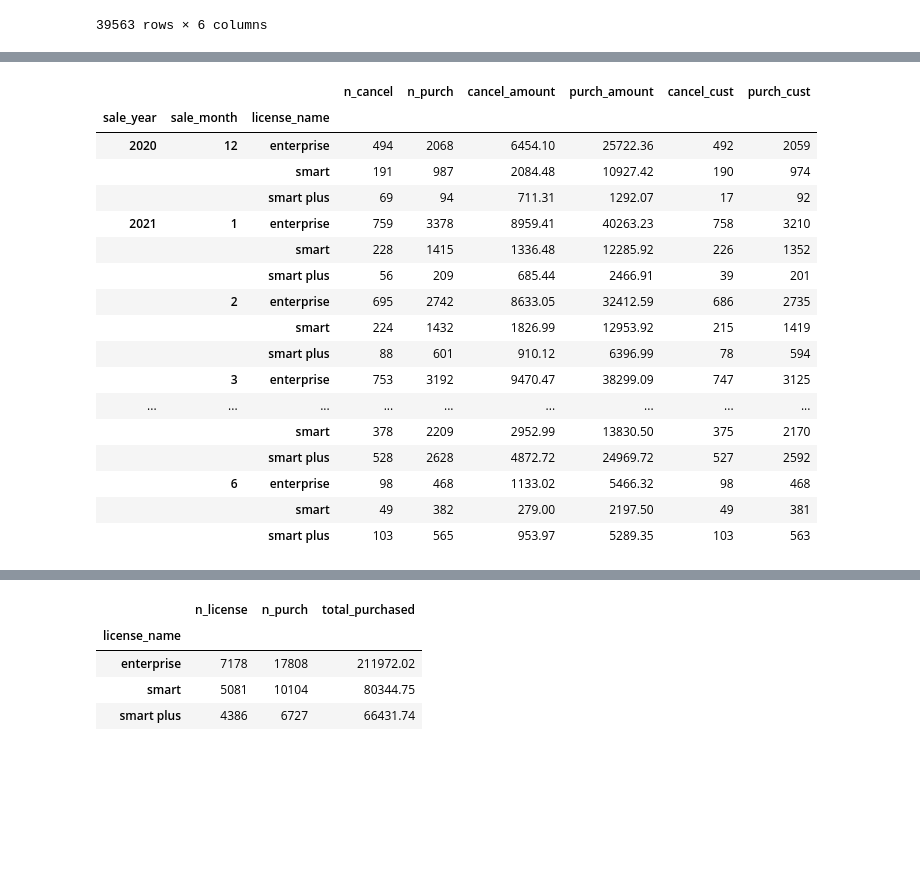
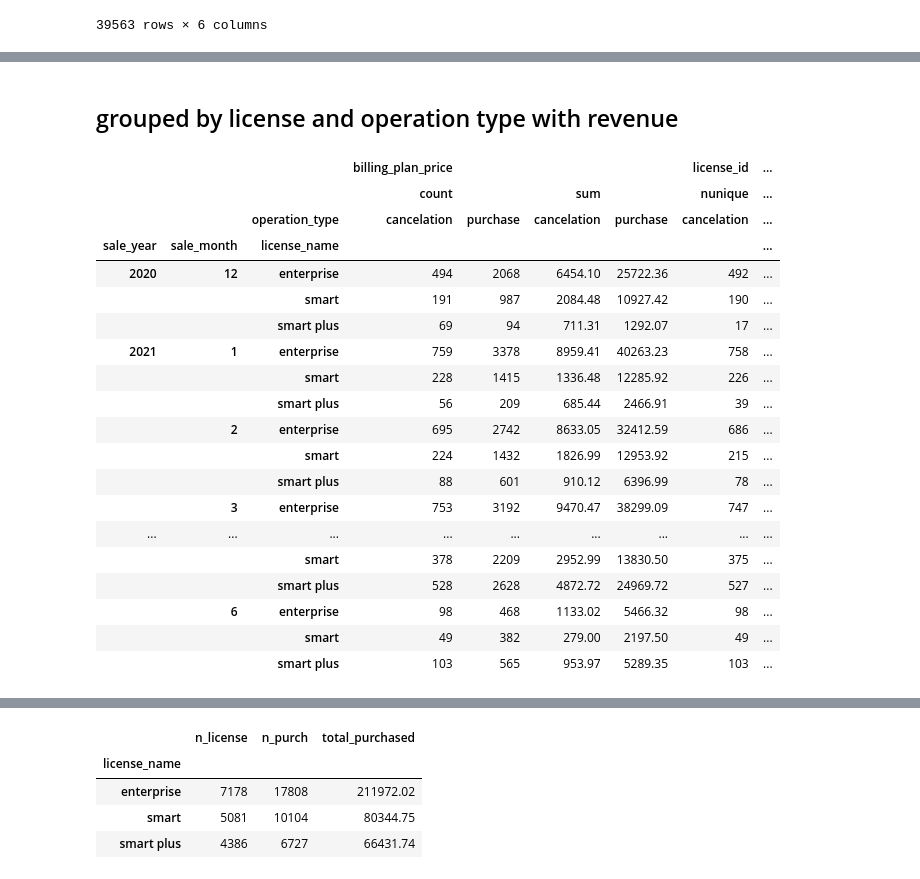
Before and after one commit to aldamepi/BI-web-subscriptions, a Jupyter notebook: testTask_data-amengual-aug22.ipynb, the cells around one changed output, grey strips where cells are left out. Cells and saved outputs as stored; diff of their text form; code cells hidden in the pictures; blank space fills up the shorter version.

Commit message:
price optimization 1

```diff
--- a/testTask_data-amengual-aug22.ipynb
+++ b/testTask_data-amengual-aug22.ipynb
@@ -1325,41 +1713,45 @@ customer_l_m
+# %% [markdown]
+## grouped by license and operation type with revenue
 # %%
 # customers by month --> not really customers but revenue
 # %%
 customer_l_m2 = subs[subs.billing_period != 'trial'].pivot_table(#values = 'billing_plan_price',
                                                                 index=['sale_year',
                                                                        'sale_month',
                                                                        #'license_id',
                                                                        'license_name'],
                                                                 columns = ['operation_type'],
                                                                 aggfunc= {'license_id':pd.Series.nunique,
                                                                           'billing_plan_price':['count','sum']},
                                                                 fill_value = 0) #,
                                                                 # margins=True)
 
-customer_l_m2.columns = ['n_cancel', 'n_purch', 'cancel_amount', 'purch_amount', 'cancel_cust', 'purch_cust']
+# customer_l_m2.columns = ['n_cancel', 'n_purch', 'cancel_amount', 'purch_amount', 'cancel_cust', 'purch_cust']
 
 #customer_l_m['freq'] = customer_l_m.n_purch-customer_l_m.n_cancel
 #customer_l_m['revenue'] = customer_l_m.purch_amount-customer_l_m.cancel_amount
 
 # customer_l_m.reset_index(inplace=True)
 
 customer_l_m2
 # %% [output]
-|  |  |  | n_cancel | n_purch | cancel_amount | purch_amount | cancel_cust | purch_cust |
-| sale_year | sale_month | license_name |  |  |  |  |  |  |
-| 2020 | 12 | enterprise | 494 | 2068 | 6454.10 | 25722.36 | 492 | 2059 |
-|  |  | smart | 191 | 987 | 2084.48 | 10927.42 | 190 | 974 |
-|  |  | smart plus | 69 | 94 | 711.31 | 1292.07 | 17 | 92 |
-| 2021 | 1 | enterprise | 759 | 3378 | 8959.41 | 40263.23 | 758 | 3210 |
-|  |  | smart | 228 | 1415 | 1336.48 | 12285.92 | 226 | 1352 |
-|  |  | smart plus | 56 | 209 | 685.44 | 2466.91 | 39 | 201 |
-|  | 2 | enterprise | 695 | 2742 | 8633.05 | 32412.59 | 686 | 2735 |
-|  |  | smart | 224 | 1432 | 1826.99 | 12953.92 | 215 | 1419 |
-|  |  | smart plus | 88 | 601 | 910.12 | 6396.99 | 78 | 594 |
-|  | 3 | enterprise | 753 | 3192 | 9470.47 | 38299.09 | 747 | 3125 |
+|  |  |  | billing_plan_price |  |  |  | license_id | ... |
+|  |  |  | count |  | sum |  | nunique | ... |
+|  |  | operation_type | cancelation | purchase | cancelation | purchase | cancelation | ... |
+| sale_year | sale_month | license_name |  |  |  |  |  | ... |
+| 2020 | 12 | enterprise | 494 | 2068 | 6454.10 | 25722.36 | 492 | ... |
+|  |  | smart | 191 | 987 | 2084.48 | 10927.42 | 190 | ... |
+|  |  | smart plus | 69 | 94 | 711.31 | 1292.07 | 17 | ... |
+| 2021 | 1 | enterprise | 759 | 3378 | 8959.41 | 40263.23 | 758 | ... |
+|  |  | smart | 228 | 1415 | 1336.48 | 12285.92 | 226 | ... |
+|  |  | smart plus | 56 | 209 | 685.44 | 2466.91 | 39 | ... |
+|  | 2 | enterprise | 695 | 2742 | 8633.05 | 32412.59 | 686 | ... |
+|  |  | smart | 224 | 1432 | 1826.99 | 12953.92 | 215 | ... |
+|  |  | smart plus | 88 | 601 | 910.12 | 6396.99 | 78 | ... |
+|  | 3 | enterprise | 753 | 3192 | 9470.47 | 38299.09 | 747 | ... |
 | ... | ... | ... | ... | ... | ... | ... | ... | ... |
-|  |  | smart | 378 | 2209 | 2952.99 | 13830.50 | 375 | 2170 |
-|  |  | smart plus | 528 | 2628 | 4872.72 | 24969.72 | 527 | 2592 |
-|  | 6 | enterprise | 98 | 468 | 1133.02 | 5466.32 | 98 | 468 |
-|  |  | smart | 49 | 382 | 279.00 | 2197.50 | 49 | 381 |
-|  |  | smart plus | 103 | 565 | 953.97 | 5289.35 | 103 | 563 |
+|  |  | smart | 378 | 2209 | 2952.99 | 13830.50 | 375 | ... |
+|  |  | smart plus | 528 | 2628 | 4872.72 | 24969.72 | 527 | ... |
+|  | 6 | enterprise | 98 | 468 | 1133.02 | 5466.32 | 98 | ... |
+|  |  | smart | 49 | 382 | 279.00 | 2197.50 | 49 | ... |
+|  |  | smart plus | 103 | 565 | 953.97 | 5289.35 | 103 | ... |
```
Also changed, not shown: parts of 106 cells of this notebook.
